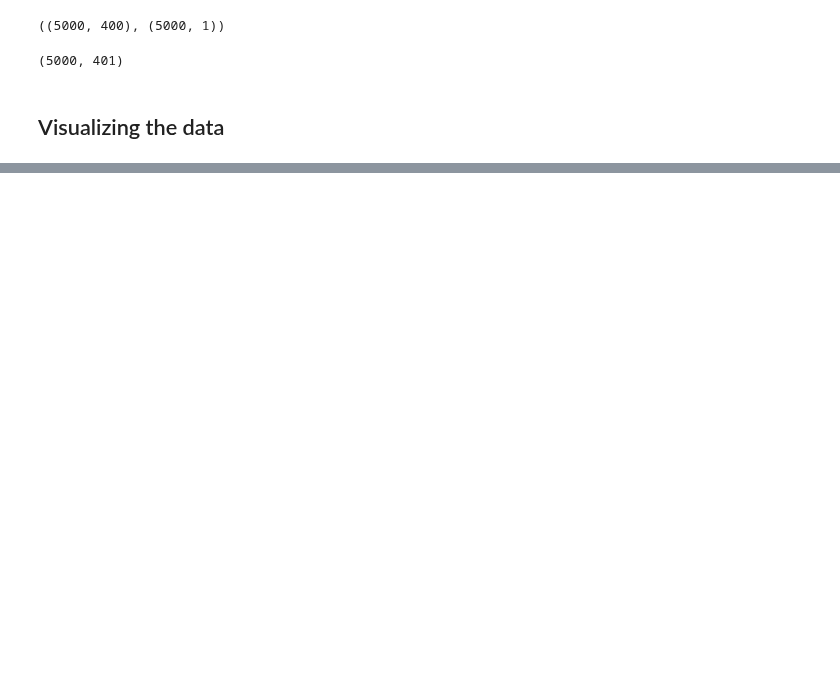
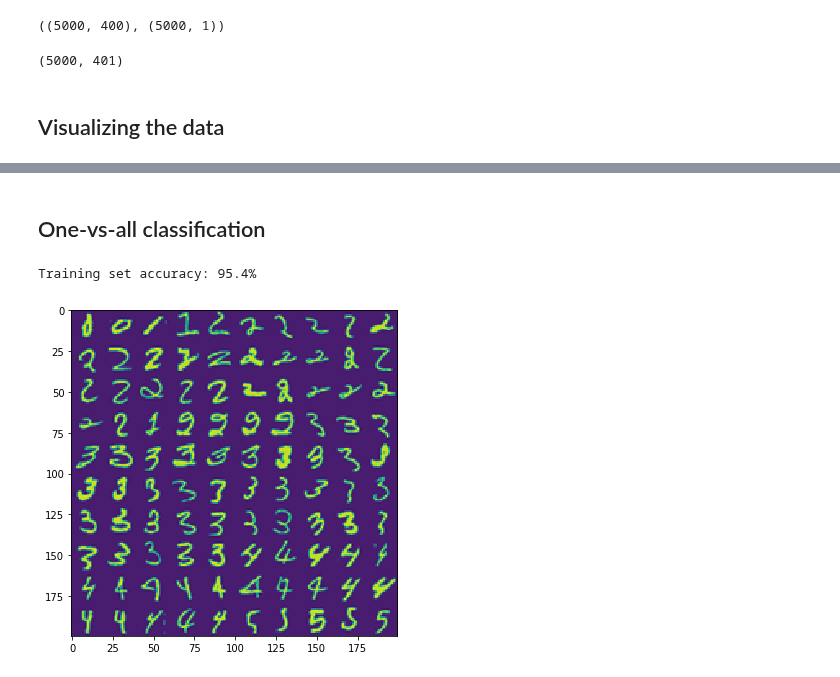
Before and after one commit to yang-233/ML, a Jupyter notebook: StudyNotesOfML/3. Neural netwok learning/2 Neaural Network.ipynb, the cells around one changed output, grey strips where cells are left out. Saved outputs shown, nothing was run; the diff lists cells and outputs as text; code cells hidden in the pictures; blank space fills up the shorter version.

```diff
--- a/StudyNotesOfML/3. Neural netwok learning/2 Neaural Network.ipynb
+++ b/StudyNotesOfML/3. Neural netwok learning/2 Neaural Network.ipynb
@@ -51,0 +91,15 @@ AttributeError: module 'scipy.misc' has no attribute 'toimage'
+# %%
+def buildTheta():
+    lam = 0.
+    init_theta = np.zeros((X.shape[1], 1)).reshape(-1) #(1, 401)
+    theta = np.zeros((10, X.shape[1])) # (10, 401)
+    for i in range(10):
+        iclass = i if i else 10
+        print("Optimizing for handwritten number %d..." % i)
+        logic_Y = np.array([1 if x == iclass else 0 for x in y])
+        itheta, iminccost = optimizeTheta(init_theta, X, logic_Y, lam)
+        theta[i, :] = itheta
+    print("Done!")
+    return theta
+# %%
+theta = buildTheta()
@@ -51,0 +118,27 @@ AttributeError: module 'scipy.misc' has no attribute 'toimage'
+# %% [markdown]
+## One-vs-all classification
+# %%
+def predictOneVsAll(theta, row):
+    classes = [10]
+    for i in range(1, 10):
+        classes.append(i)
+    hypots = [0] * len(classes)
+    for i in range(len(hypots)):
+        hypots[i] = computeH(theta[i], row)
+    return classes[np.argmax(np.array(hypots))]
+# %%
+n_correct, n_total = 0, 0
+incorrect_indices = []
+for i in range(X.shape[0]):
+    n_total += 1.
+    if predictOneVsAll(theta, X[i]) == y[i]:
+        n_correct += 1
+    else:
+        incorrect_indices.append(i)
+print("Training set accuracy: %0.1f%%" % (100 * (n_correct / n_total)))
+# %% [output]
+Training set accuracy: 95.4%
+# %%
+displayImg(incorrect_indices[:100])
+# %% [output]
+[figure, added]
```
Also changed, not shown: parts of 22 cells of this notebook, 3 other files.
